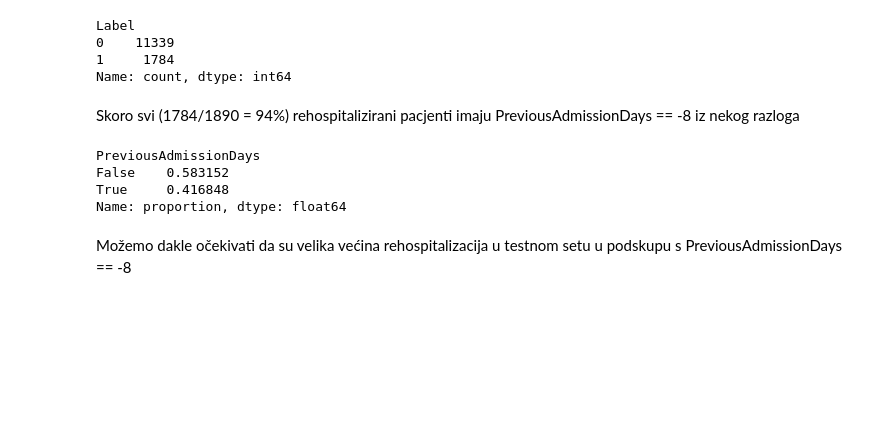
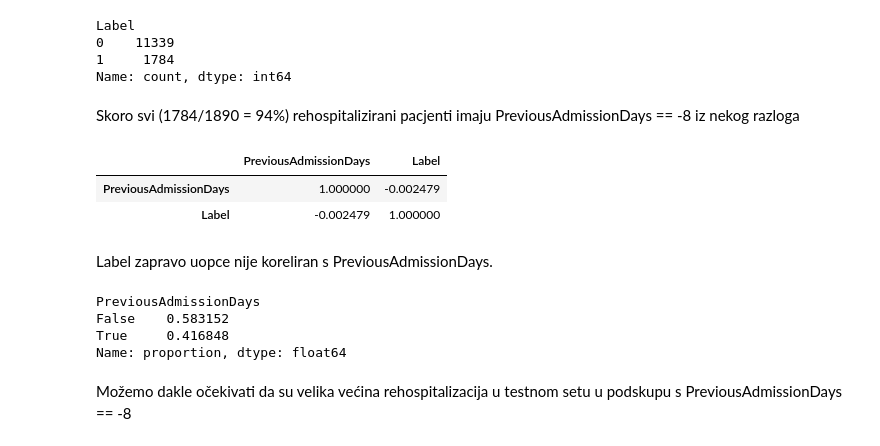
Before and after one commit to Ivan-Klabucar/Kotao, a Jupyter notebook: Exploratory Data Analysis/Initial_look_at_data.ipynb, the cells around one changed output. Saved outputs shown, nothing was run; the diff lists cells and outputs as text; code cells hidden in the pictures; blank space fills up the shorter version.

```diff
--- a/Exploratory Data Analysis/Initial_look_at_data.ipynb
+++ b/Exploratory Data Analysis/Initial_look_at_data.ipynb
@@ -536,6 +538,14 @@ Label
 Name: count, dtype: int64
 # %% [markdown]
 Skoro svi (1784/1890 = 94%) rehospitalizirani pacjenti imaju PreviousAdmissionDays == -8 iz nekog razloga
+# %%
+df[df.PreviousAdmissionDays > 0][['PreviousAdmissionDays', 'Label']].corr()
+# %% [output]
+|  | PreviousAdmissionDays | Label |
+| PreviousAdmissionDays | 1.000000 | -0.002479 |
+| Label | -0.002479 | 1.000000 |
+# %% [markdown]
+Label zapravo uopce nije koreliran s PreviousAdmissionDays.
 # %%
 (df_test.PreviousAdmissionDays == -8).value_counts(normalize=True)
 # %% [output]
```
Also changed, not shown: parts of 4 cells of this notebook, 3 other files.
